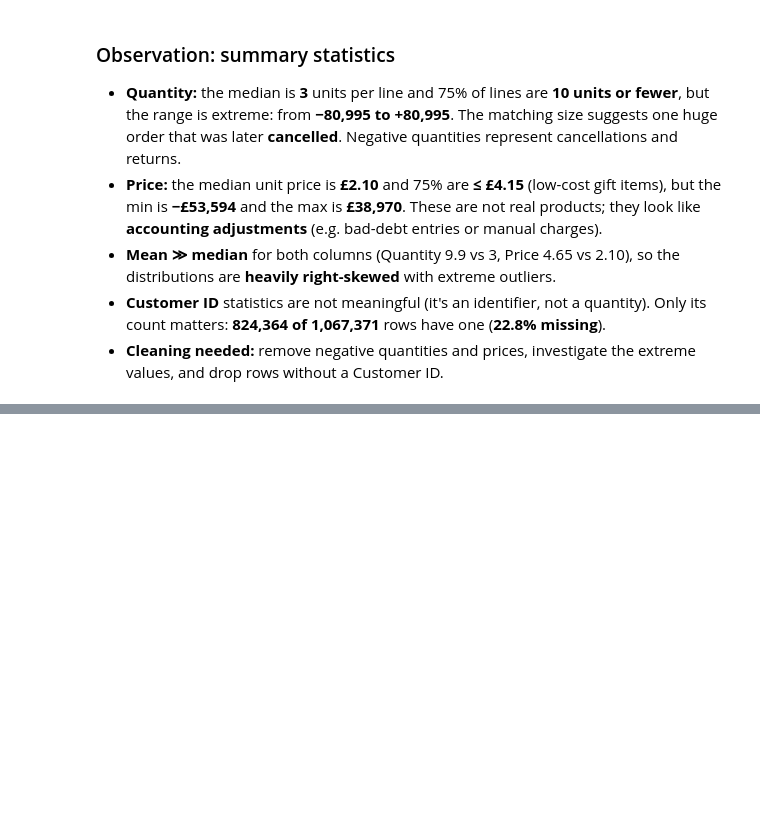
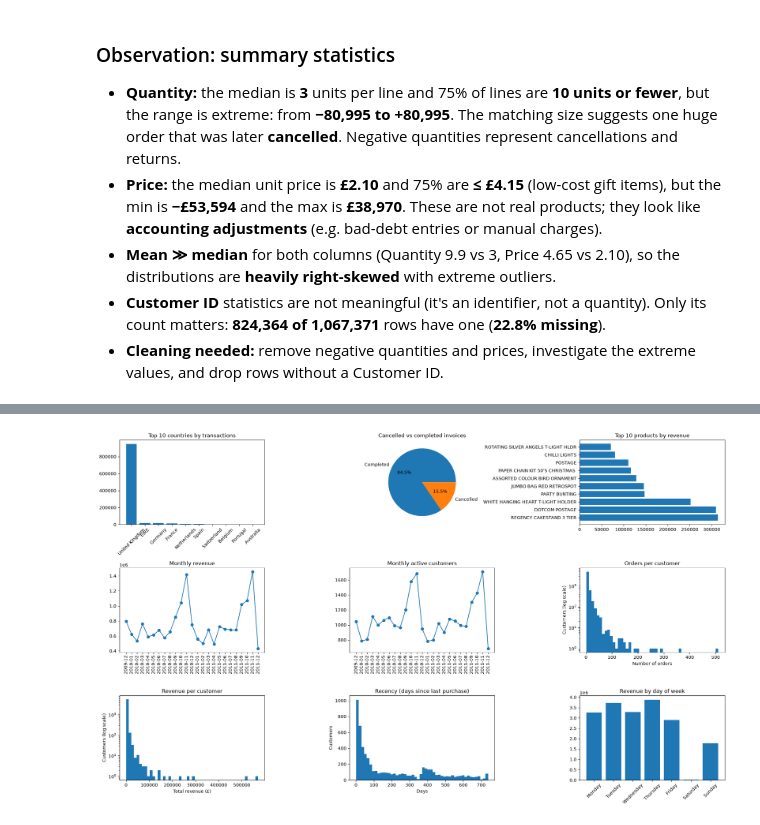
Before and after one commit to abdallahh07/Customer-Churn, a Jupyter notebook: notebooks/1. Explanatory Data Analysis.ipynb, the cells around one changed output, grey strips where cells are left out. Drawn from its saved outputs; the diff is of its cells as text; code cells hidden in the pictures; blank space fills up the shorter version.

```diff
--- a/notebooks/1. Explanatory Data Analysis.ipynb
+++ b/notebooks/1. Explanatory Data Analysis.ipynb
@@ -78,0 +219,3 @@ data[data["Price"] < 0]
+# %%
+data = data.drop_duplicates()
+data.shape
@@ -78,0 +237,64 @@ data[data["Price"] < 0]
+# %%
+fig,ax = plt.subplots(3,3,figsize = (20,12))
+ax = ax.flatten()
+
+country_count = data["Country"].value_counts()
+top = country_count.head(10)
+ax[0].bar(top.index, top.values)
+ax[0].tick_params(axis='x', rotation=45)
+ax[0].set_title("Top 10 countries by transactions")
+
+invoices = pd.Series(data["Invoice"].astype(str).unique())
+cancelled = invoices.str.startswith("C")
+counts = cancelled.value_counts()
+ax[1].pie(counts, labels=["Completed", "Cancelled"], autopct="%1.1f%%")
+ax[1].set_title("Cancelled vs completed invoices")
+
+des = data.groupby("Description")["revenue"].sum().sort_values(ascending=False).head(10)
+ax[2].barh(des.index, des.values)
+ax[2].invert_yaxis
+ax[2].set_title("Top 10 products by revenue")
+
+data["InvoiceDate"] = pd.to_datetime(data["InvoiceDate"])
+monthly_rev = data.groupby(data["InvoiceDate"].dt.to_period("M"))["revenue"].sum()
+ax[3].plot(monthly_rev.index.astype(str), monthly_rev.values, marker="o")
+ax[3].set_title("Monthly revenue")
+ax[3].tick_params(axis="x", rotation=90)
+
+monthly_active = data.groupby(data["InvoiceDate"].dt.to_period("M"))["Customer ID"].nunique()
+ax[4].plot(monthly_active.index.astype(str), monthly_active.values, marker="o")
+ax[4].set_title("Monthly active customers")
+ax[4].tick_params(axis="x", rotation=90)
+
+orders_per_cust = data.groupby("Customer ID")["Invoice"].nunique()
+ax[5].hist(orders_per_cust, bins=50)
+ax[5].set_yscale("log")
+ax[5].set_title("Orders per customer")
+ax[5].set_xlabel("Number of orders")
+ax[5].set_ylabel("Customers (log scale)")
+
+rev_per_cust = data.groupby("Customer ID")["revenue"].sum()
+rev_per_cust = rev_per_cust[rev_per_cust > 0]
+ax[6].hist(rev_per_cust, bins=50)
+ax[6].set_yscale("log")
+ax[6].set_title("Revenue per customer")
+ax[6].set_xlabel("Total revenue (£)")
+ax[6].set_ylabel("Customers (log scale)")
+
+ref_date = data["InvoiceDate"].max() + pd.Timedelta(days=1)
+last_purchase = data.groupby("Customer ID")["InvoiceDate"].max()
+recency = (ref_date - last_purchase).dt.days
+ax[7].hist(recency, bins=50)
+ax[7].set_title("Recency (days since last purchase)")
+ax[7].set_xlabel("Days")
+ax[7].set_ylabel("Customers")
+
+days = ["Monday", "Tuesday", "Wednesday", "Thursday", "Friday", "Saturday", "Sunday"]
+rev_by_day = data.groupby(data["InvoiceDate"].dt.day_name())["revenue"].sum().reindex(days)
+ax[8].bar(rev_by_day.index, rev_by_day.values)
+ax[8].set_title("Revenue by day of week")
+ax[8].tick_params(axis="x", rotation=45)
+
+plt.tight_layout()
+# %% [output]
+[figure, added]
```
Also changed, not shown: parts of 17 cells of this notebook.
